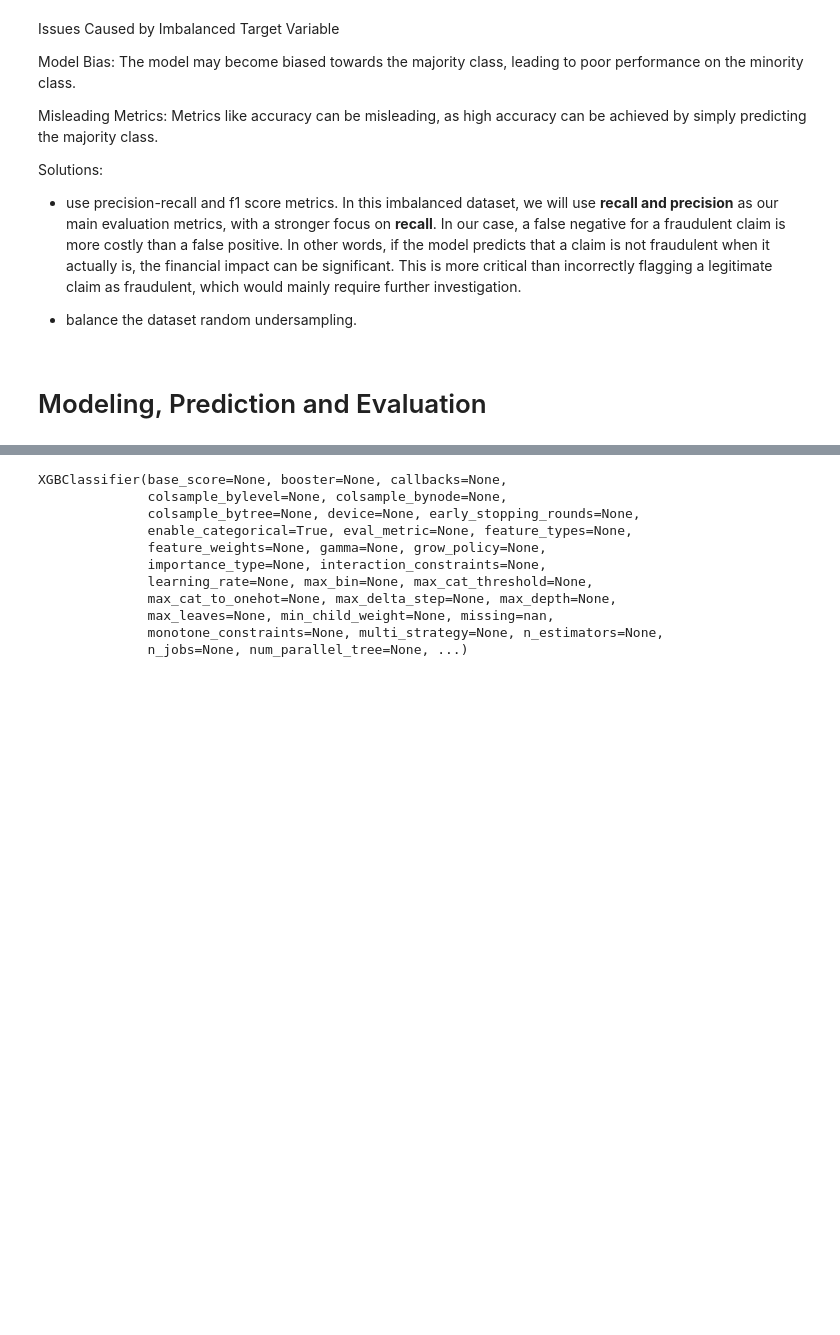
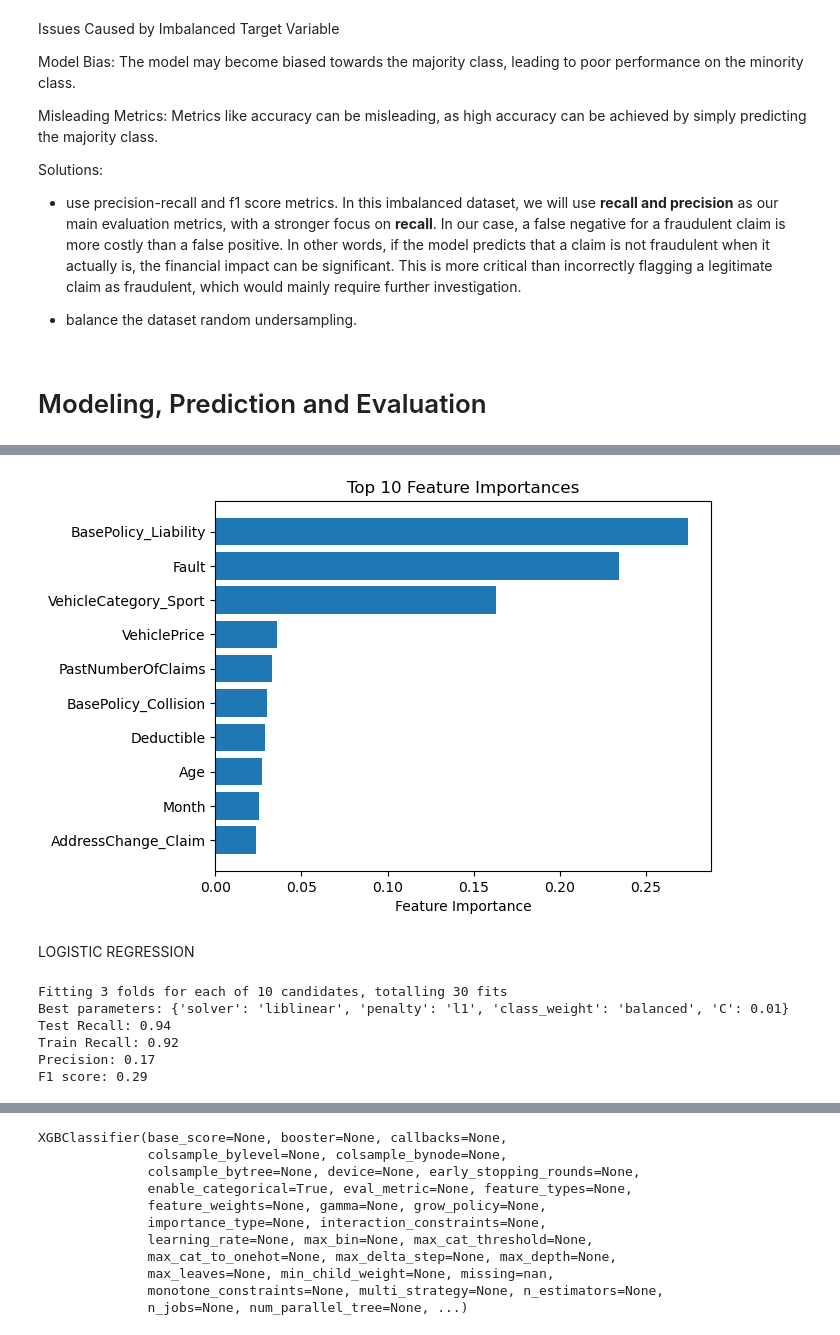
Before and after one commit to yoanl13/End-to-end-final-project-DSML, a Jupyter notebook: 1_DataScience_FinalProject_FraudDetection.ipynb, the cells around one changed output, grey strips where cells are left out. Cells and saved outputs as stored; diff of their text form; code cells hidden in the pictures; blank space fills up the shorter version.

```diff
--- a/1_DataScience_FinalProject_FraudDetection.ipynb
+++ b/1_DataScience_FinalProject_FraudDetection.ipynb
@@ -812,0 +1231,60 @@ weighted avg       0.92      0.94      0.92      3084
+# %%
+sort_idx = best_rf.feature_importances_.argsort()[-10:]
+plt.barh(X.columns[sort_idx],best_rf.feature_importances_[sort_idx])
+plt.xlabel("Feature Importance")
+plt.title("Top 10 Feature Importances")
+plt.show()
+# %% [output]
+[figure, added]
+# %% [markdown]
+LOGISTIC REGRESSION
+# %%
+# Define the model
+lr = LogisticRegression(max_iter=1000,random_state=13)
+
+# Define parameter grid for tuning
+param_dist = {
+    'C': [0.01,0.1,1,5,10],
+    'penalty': ["l1","l2"],
+    'solver': ["liblinear"],
+    'class_weight': ["balanced"]
+}
+
+# Randomized search
+random_search = RandomizedSearchCV(
+    estimator=lr,
+    param_distributions=param_dist,
+    n_iter=30,                 # number of random combinations to try
+    cv=3,                      # 3-fold cross-validation (faster than 5)
+    scoring='recall',
+    n_jobs=-1,                 # use all CPU cores
+    verbose=2,
+)
+
+# Fit randomized search
+random_search.fit(X_train, y_train)
+
+# Best parameters
+print("Best parameters:", random_search.best_params_)
+
+# Best model
+best_lr = random_search.best_estimator_
+
+# Evaluate on test set
+y_pred = best_lr.predict(X_test)
+preds_train = best_lr.predict(X_train)
+test_recall = round(recall_score(y_test, y_pred),2)
+train_recall = round(recall_score(y_train, preds_train),2)
+precision_sc = round(precision_score(y_test, preds),2)
+f1_sc = round(f1_score(y_test, preds),2)
+print(f"Test Recall: {test_recall}")
+print(f"Train Recall: {train_recall}")
+print(f"Precision: {precision_sc}")
+print(f"F1 score: {f1_sc}")
+# %% [output]
+Fitting 3 folds for each of 10 candidates, totalling 30 fits
+Best parameters: {'solver': 'liblinear', 'penalty': 'l1', 'class_weight': 'balanced', 'C': 0.01}
+Test Recall: 0.94
+Train Recall: 0.92
+Precision: 0.17
+F1 score: 0.29
```
Also changed, not shown: parts of 86 cells of this notebook.
